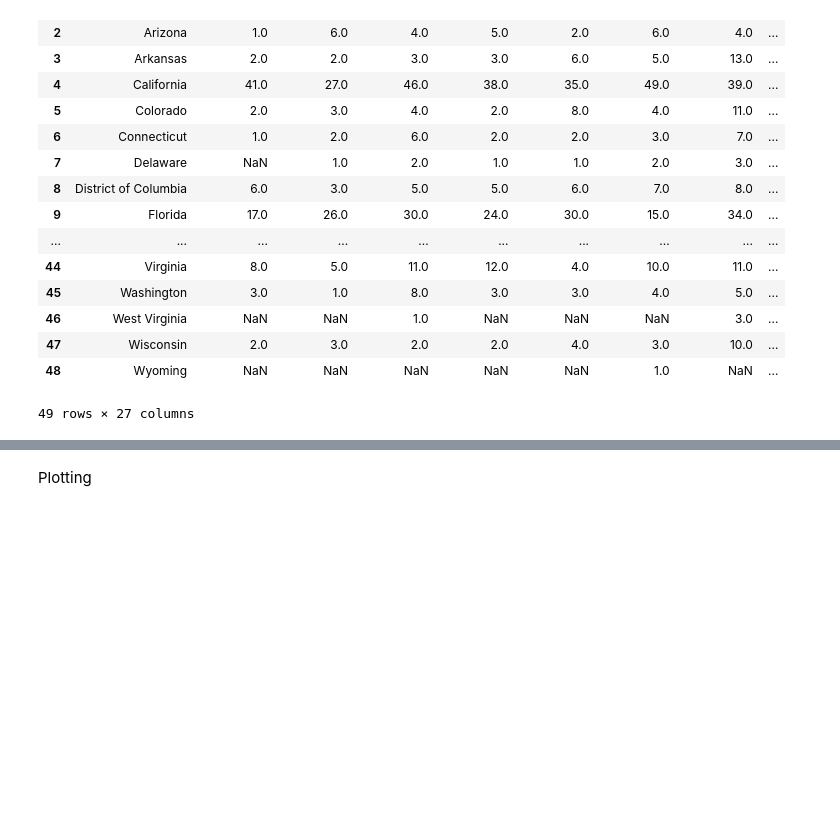
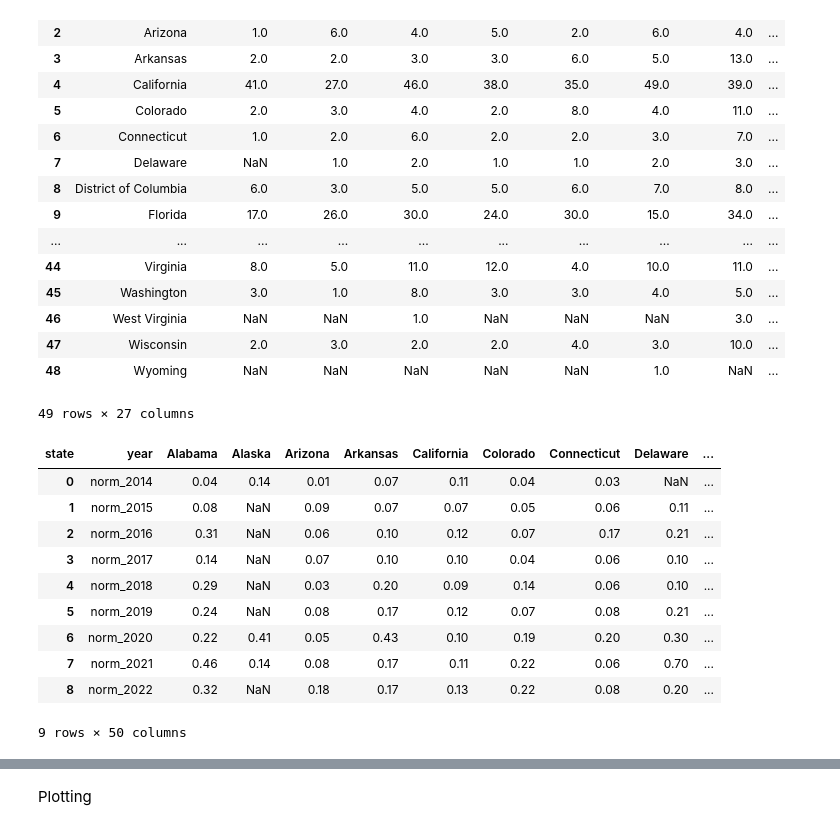
Before and after one commit to poojachaudhuri/project-2, a Jupyter notebook: plotting.ipynb, the cells around one changed output, grey strips where cells are left out. Saved outputs shown, nothing was run; the diff lists cells and outputs as text; code cells hidden in the pictures; blank space fills up the shorter version.

```diff
--- a/plotting.ipynb
+++ b/plotting.ipynb
@@ -587,3 +610,24 @@ df_state_wise
 | 47 | Wisconsin | 2.0 | 3.0 | 2.0 | 2.0 | 4.0 | 3.0 | 10.0 | ... |
 | 48 | Wyoming | NaN | NaN | NaN | NaN | NaN | 1.0 | NaN | ... |
 49 rows × 27 columns
+# %%
+# new dataframe with states as column names and years as rows
+
+df_state_wise2 = df_state_wise[['state', 'norm_2014', 'norm_2015', 'norm_2016', 'norm_2017', 'norm_2018', 'norm_2019', 'norm_2020', 'norm_2021', 'norm_2022']]
+df_state_wise2 = df_state_wise2.set_index('state')
+df_state_wise2 = df_state_wise2.transpose()
+df_state_wise2 = df_state_wise2.reset_index()
+df_state_wise2.rename(columns={'index': 'year'}, inplace=True)
+df_state_wise2
+# %% [output]
+| state | year | Alabama | Alaska | Arizona | Arkansas | California | Colorado | Connecticut | Delaware | ... |
+| 0 | norm_2014 | 0.04 | 0.14 | 0.01 | 0.07 | 0.11 | 0.04 | 0.03 | NaN | ... |
+| 1 | norm_2015 | 0.08 | NaN | 0.09 | 0.07 | 0.07 | 0.05 | 0.06 | 0.11 | ... |
+| 2 | norm_2016 | 0.31 | NaN | 0.06 | 0.10 | 0.12 | 0.07 | 0.17 | 0.21 | ... |
+| 3 | norm_2017 | 0.14 | NaN | 0.07 | 0.10 | 0.10 | 0.04 | 0.06 | 0.10 | ... |
+| 4 | norm_2018 | 0.29 | NaN | 0.03 | 0.20 | 0.09 | 0.14 | 0.06 | 0.10 | ... |
+| 5 | norm_2019 | 0.24 | NaN | 0.08 | 0.17 | 0.12 | 0.07 | 0.08 | 0.21 | ... |
+| 6 | norm_2020 | 0.22 | 0.41 | 0.05 | 0.43 | 0.10 | 0.19 | 0.20 | 0.30 | ... |
+| 7 | norm_2021 | 0.46 | 0.14 | 0.08 | 0.17 | 0.11 | 0.22 | 0.06 | 0.70 | ... |
+| 8 | norm_2022 | 0.32 | NaN | 0.18 | 0.17 | 0.13 | 0.22 | 0.08 | 0.20 | ... |
+9 rows × 50 columns
```
Also changed, not shown: parts of 5 cells of this notebook, 1 other file.
